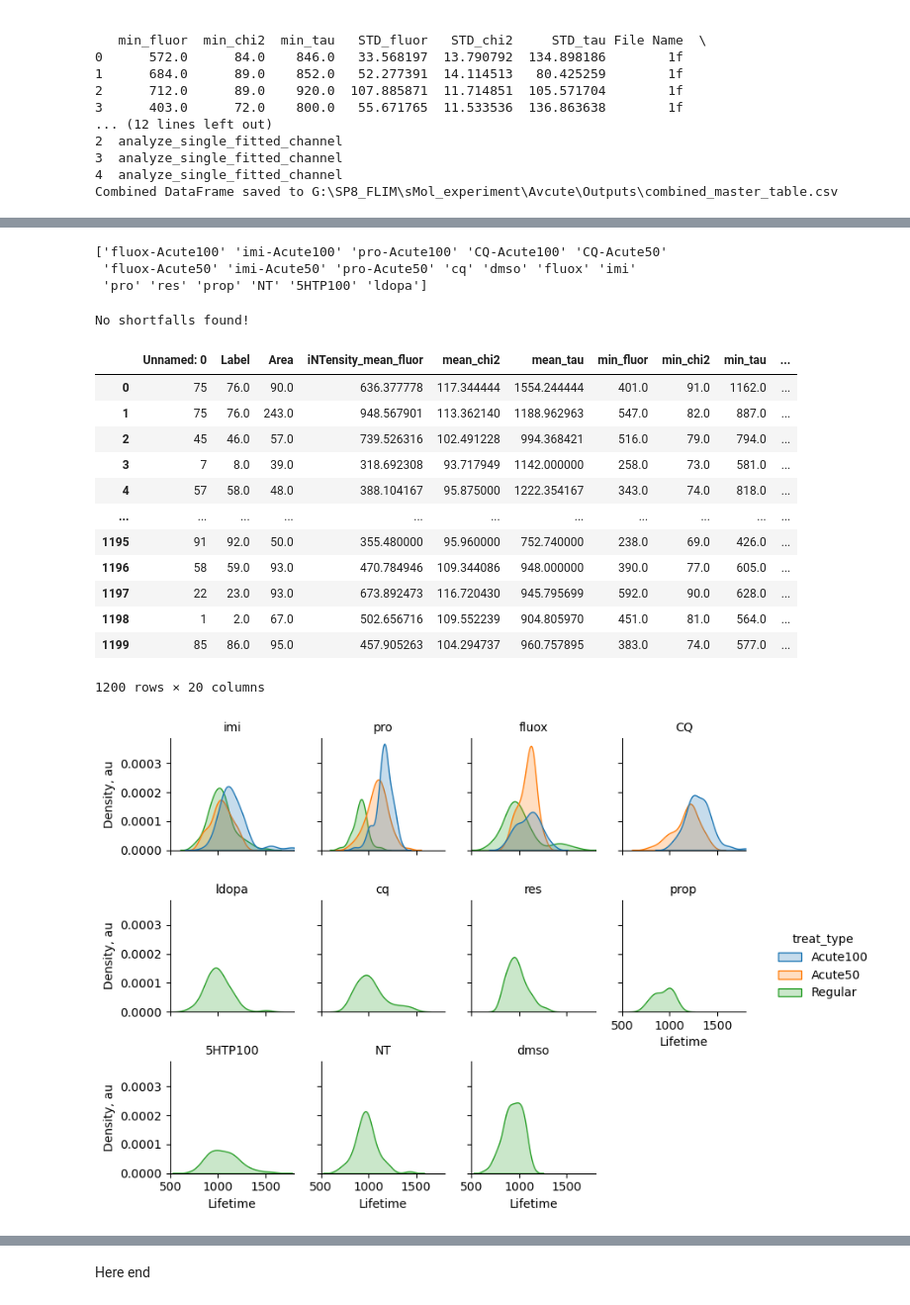
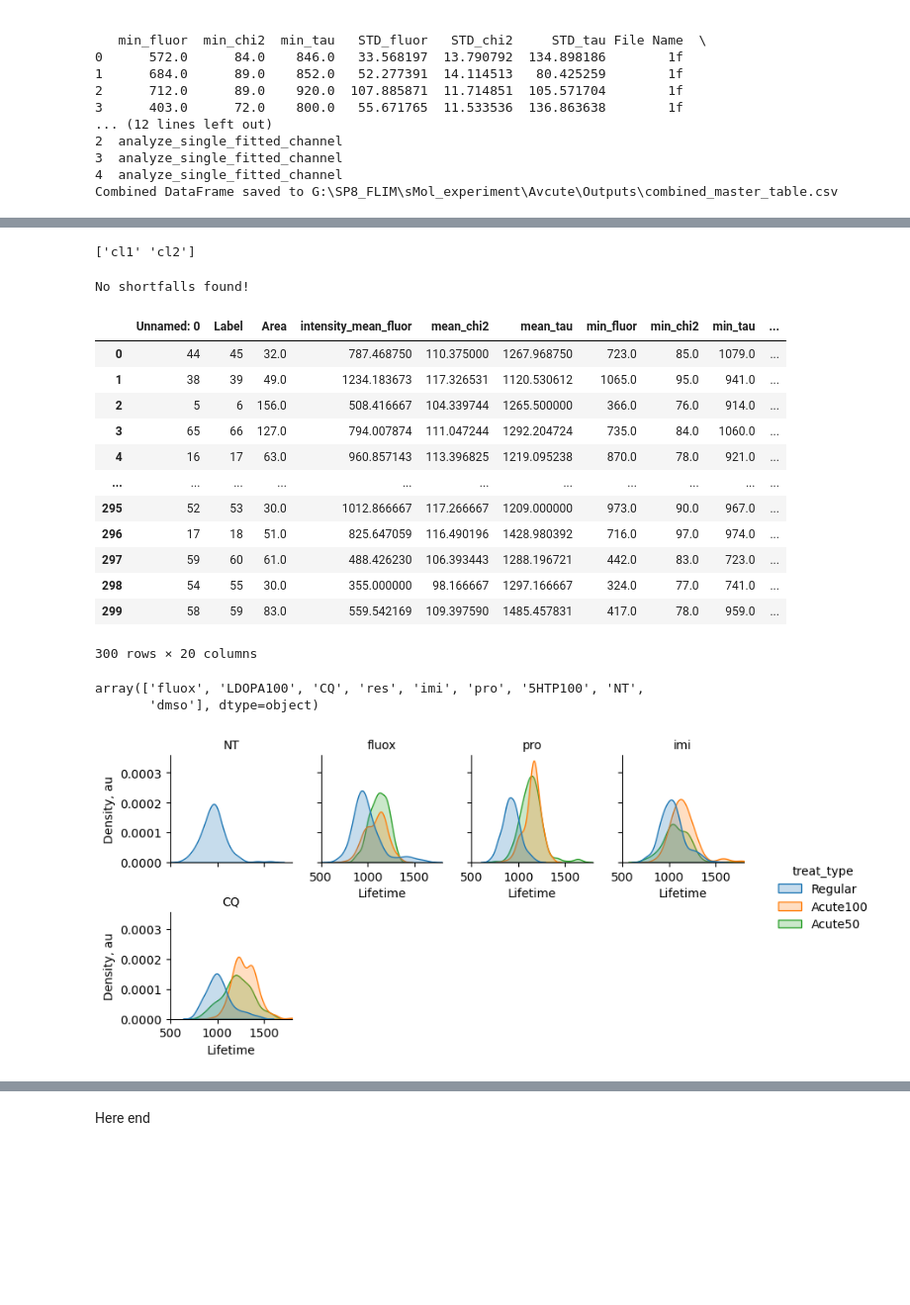
Before and after one commit to OleksTop/flim_granules_analysis, a Jupyter notebook: notebooks/Plotting.ipynb, the cells around one changed output, grey strips where cells are left out. Shown at 99% size. Saved outputs shown, nothing was run; the diff lists cells and outputs as text; code cells hidden in the pictures; blank space fills up the shorter version.

```diff
--- a/notebooks/Plotting.ipynb
+++ b/notebooks/Plotting.ipynb
@@ -5,8 +5,9 @@ import pandas as pd
 import seaborn as sns
 from helper_functions import sample_data_with_optional_balancing
 # %%
-data= r"G:\SP8_FLIM\sMol_experiment\Avcute\Outputs\master_table2.csv"
+data= r"G:\SP8_FLIM\sMol_experiment\Avcute\Outputs\combined_master_table_for_Acute.csv"
 data2=r"G:\SP8_FLIM\sMol_experiment\CAD\Outputs\master_table.csv"
+
 df= pd.read_csv(data)#,sep=",")
 df2= pd.read_csv(data2)#,sep=",")
 # %%
@@ -59,17 +45,16 @@ Combined DataFrame saved to G:\SP8_FLIM\sMol_experiment\Avcute\Outputs\combined_
 # %%
+
 # # Reassign the result back to the 'treatment' column
-#combined_df['treatment'] = combined_df['treatment'].replace(['5HTP100100'], ['5HTP100'])
+combined_df['cells'] = combined_df['cells'].replace(['c2'], ['cl2'])
+# Now check the unique conditions
+unique_conditions = combined_df['cells'].unique()
+print(unique_conditions)
 
-# Now check the unique conditions
-unique_conditions = combined_df['treatment'].unique()
-print(unique_conditions)
 # # Save the DataFrame back to CSV with the new column
-# output_path = r"G:\SP8_FLIM\sMol_experiment\CAD\Outputs\master_table_renamed.csv"
-# df.to_csv(output_path, index=False)'
+output_path = r"G:\SP8_FLIM\sMol_experiment\Avcute\Outputs\master_table_combined_renamed.csv"
+combined_df.to_csv(output_path, index=False)
 # %% [output]
-['fluox-Acute100' 'imi-Acute100' 'pro-Acute100' 'CQ-Acute100' 'CQ-Acute50'
- 'fluox-Acute50' 'imi-Acute50' 'pro-Acute50' 'cq' 'dmso' 'fluox' 'imi'
- 'pro' 'res' 'prop' 'NT' '5HTP100' 'ldopa']
+['cl1' 'cl2']
 # %%
 import pandas as pd
 
@@ -82,15 +67,19 @@ def categorize_treatment(treatment):
         return 'Acute50'
     else:
         return 'Regular'
-
+mydf=combined_df
 # Apply the function to create 'treat_type'
-combined_df['treat_type'] = combined_df['treatment'].apply(categorize_treatment)
+mydf['treat_type'] = mydf['treatment'].apply(categorize_treatment)
 
 # Extract the base treatment name (e.g., 'fluox' from 'fluox-Acute100')
-combined_df['base_treatment'] = combined_df['treatment'].str.replace('-Acute100', '', regex=True)
-combined_df['base_treatment'] = combined_df['base_treatment'].str.replace('-Acute50', '', regex=True)
+mydf['base_treatment'] = mydf['treatment'].str.replace('-Acute100', '', regex=True)
+mydf['base_treatment'] = mydf['base_treatment'].str.replace('-Acute50', '', regex=True)
 
-combined_df
+mydf
+
+# # Save the DataFrame back to CSV with the new column
+output_path = r"G:\SP8_FLIM\sMol_experiment\Avcute\Outputs\master_table_categorized_conditions.csv"
+mydf.to_csv(output_path, index=False)
 # %%
 def sample_data_with_optional_balancing(data, n=100, balance_by_date=False, group_columns=None, extra_group_column=None):
     import numpy as np
@@ -179,49 +168,53 @@ def sample_data_with_optional_balancing(data, n=100, balance_by_date=False, grou
     return sampled_data, shortfall_log_df
 # %%
 sampled_data, shortfall_log = sample_data_with_optional_balancing(
-    data=combined_df, n=150, group_columns = ['transfection', 'cells', 'treat_type']
+    data=mydf, n=300, group_columns = ['transfection', 'cells', 'treat_type']
 )
 # %% [output]
 No shortfalls found!
 # %%
 sampled_data
 # %% [output]
-|  | Unnamed: 0 | Label | Area | iNTensity_mean_fluor | mean_chi2 | mean_tau | min_fluor | min_chi2 | min_tau | ... |
-| 0 | 75 | 76.0 | 90.0 | 636.377778 | 117.344444 | 1554.244444 | 401.0 | 91.0 | 1162.0 | ... |
-| 1 | 75 | 76.0 | 243.0 | 948.567901 | 113.362140 | 1188.962963 | 547.0 | 82.0 | 887.0 | ... |
-| 2 | 45 | 46.0 | 57.0 | 739.526316 | 102.491228 | 994.368421 | 516.0 | 79.0 | 794.0 | ... |
-| 3 | 7 | 8.0 | 39.0 | 318.692308 | 93.717949 | 1142.000000 | 258.0 | 73.0 | 581.0 | ... |
-| 4 | 57 | 58.0 | 48.0 | 388.104167 | 95.875000 | 1222.354167 | 343.0 | 74.0 | 818.0 | ... |
+|  | Unnamed: 0 | Label | Area | intensity_mean_fluor | mean_chi2 | mean_tau | min_fluor | min_chi2 | min_tau | ... |
+| 0 | 44 | 45 | 32.0 | 787.468750 | 110.375000 | 1267.968750 | 723.0 | 85.0 | 1079.0 | ... |
+| 1 | 38 | 39 | 49.0 | 1234.183673 | 117.326531 | 1120.530612 | 1065.0 | 95.0 | 941.0 | ... |
+| 2 | 5 | 6 | 156.0 | 508.416667 | 104.339744 | 1265.500000 | 366.0 | 76.0 | 914.0 | ... |
+| 3 | 65 | 66 | 127.0 | 794.007874 | 111.047244 | 1292.204724 | 735.0 | 84.0 | 1060.0 | ... |
+| 4 | 16 | 17 | 63.0 | 960.857143 | 113.396825 | 1219.095238 | 870.0 | 78.0 | 921.0 | ... |
 | ... | ... | ... | ... | ... | ... | ... | ... | ... | ... | ... |
-| 1195 | 91 | 92.0 | 50.0 | 355.480000 | 95.960000 | 752.740000 | 238.0 | 69.0 | 426.0 | ... |
-| 1196 | 58 | 59.0 | 93.0 | 470.784946 | 109.344086 | 948.000000 | 390.0 | 77.0 | 605.0 | ... |
-| 1197 | 22 | 23.0 | 93.0 | 673.892473 | 116.720430 | 945.795699 | 592.0 | 90.0 | 628.0 | ... |
-| 1198 | 1 | 2.0 | 67.0 | 502.656716 | 109.552239 | 904.805970 | 451.0 | 81.0 | 564.0 | ... |
-| 1199 | 85 | 86.0 | 95.0 | 457.905263 | 104.294737 | 960.757895 | 383.0 | 74.0 | 577.0 | ... |
+| 295 | 52 | 53 | 30.0 | 1012.866667 | 117.266667 | 1209.000000 | 973.0 | 90.0 | 967.0 | ... |
+| 296 | 17 | 18 | 51.0 | 825.647059 | 116.490196 | 1428.980392 | 716.0 | 97.0 | 974.0 | ... |
+| 297 | 59 | 60 | 61.0 | 488.426230 | 106.393443 | 1288.196721 | 442.0 | 83.0 | 723.0 | ... |
+| 298 | 54 | 55 | 30.0 | 355.000000 | 98.166667 | 1297.166667 | 324.0 | 77.0 | 741.0 | ... |
+| 299 | 58 | 59 | 83.0 | 559.542169 | 109.397590 | 1485.457831 | 417.0 | 78.0 | 959.0 | ... |
-1200 rows × 20 columns
+300 rows × 20 columns
+# %%
+sampled_data['base_treatment'].unique()
+# %% [output]
+array(['fluox', 'LDOPA100', 'CQ', 'res', 'imi', 'pro', '5HTP100', 'NT',
+       'dmso'], dtype=object)
 # %%
 import pandas as pd
 import seaborn as sns
 import matplotlib.pyplot as plt
 
 
 # col_order=treatment_order,
 # # Define the desired order of 'treatment' columns
-# treatment_order = ['fluox-Acute100' ,'fluox-Acute50', 'imi-Acute100','imi-Acute50', 'pro-Acute100','pro-Acute50','CQ-Acute100', 'CQ-Acute50',
-#   ]  # Adjust based on your actual treatments
+treatment_order = ['NT','fluox','pro','imi','CQ']  # Adjust based on your actual treatments
 
 # Check if there's data in the filtered datasets
 #if not sampled_data_1.empty:
     # Plot for the first subset (e.g., CellType1)
 h1 = sns.displot(
     sampled_data, hue="treat_type", x="mean_tau", col="base_treatment",
-    kind="kde", height=2, aspect=1, fill=True, col_wrap=4, # Specify the order of the 'treatment' columns
+    kind="kde", height=2, aspect=1, fill=True, col_wrap=4,col_order=treatment_order # Specify the order of the 'treatment' columns
     )
     # Set axis labels and titles for the first plot
 h1.set_axis_labels("Lifetime", "Density, au")
 h1.set_titles("{col_name}")
 h1.set(xlim=(500, 1800))
 #plt.suptitle("Density of Lifetime by Transfection and Treatment for CellType1", fontsize=16)
 plt.show()
 # %% [output]
-[figure, old version]
+[figure, new version]
```
Also changed, not shown: parts of 5 cells of this notebook.
